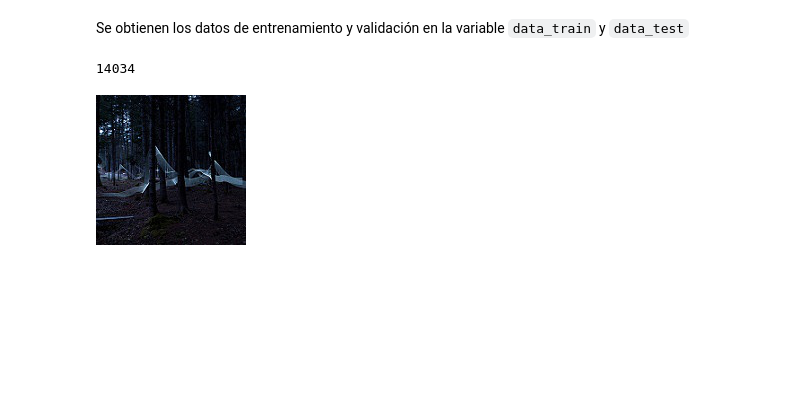
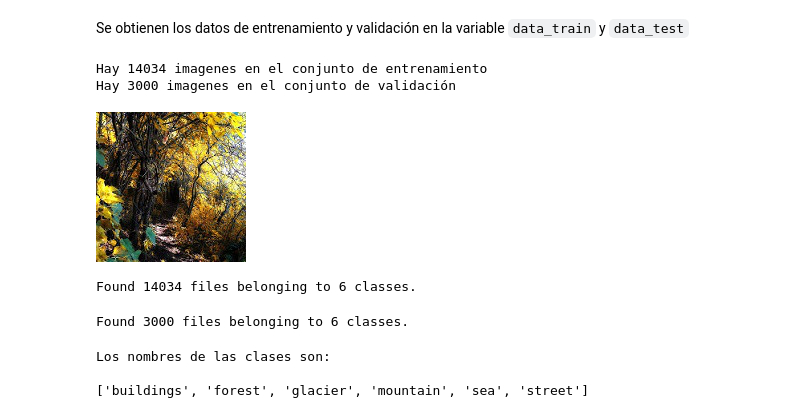
Before and after one commit to andresenrique08/ML_2020, a Jupyter notebook: Reto4/Reto4_v1.ipynb, the cells around one changed output. Saved outputs shown, nothing was run; the diff lists cells and outputs as text; code cells hidden in the pictures; blank space fills up the shorter version.

```diff
--- a/Reto4/Reto4_v1.ipynb
+++ b/Reto4/Reto4_v1.ipynb
@@ -37,13 +36,16 @@ data_train = '/content/drive/MyDrive/Machine Learning/seg_train'
 data_train = pathlib.Path(data_train)
 data_test = '/content/drive/MyDrive/Machine Learning/seg_test'
 data_test = pathlib.Path(data_test)
-# %%
-image_count = len(list(datA_train.glob('*/*.jpg')))
-print(image_count)
-# %% [output]
-14034
+# %%
+image_count_train = len(list(data_train.glob('*/*.jpg')))
+print('Hay {} imagenes en el conjunto de entrenamiento'.format(image_count_train))
+image_count_test = len(list(data_test.glob('*/*.jpg')))
+print('Hay {} imagenes en el conjunto de validación'.format(image_count_test))
+# %% [output]
+Hay 14034 imagenes en el conjunto de entrenamiento
+Hay 3000 imagenes en el conjunto de validación
 # %%
-roses = list(data_dir.glob('forest/*'))
-PIL.Image.open(str(roses[0]))
+forest_train = list(data_train.glob('forest/*'))
+PIL.Image.open(str(forest_train[1]))
 # %% [output]
-[figure, old version]
+[figure, new version]
@@ -49,0 +56,24 @@ PIL.Image.open(str(roses[0]))
+# %%
+train_main = tf.keras.preprocessing.image_dataset_from_directory(
+  data_train,
+  seed=123,
+  image_size=(img_height, img_width),
+  batch_size=batch_size)
+# %% [output]
+Found 14034 files belonging to 6 classes.
+# %%
+test_main = tf.keras.preprocessing.image_dataset_from_directory(
+  data_test,
+  seed=123,
+  image_size=(img_height, img_width),
+  batch_size=batch_size)
+# %% [output]
+Found 3000 files belonging to 6 classes.
+# %%
+class_names = train_main.class_names
+print('Los nombres de las clases son:\n')
+print(class_names)
+# %% [output]
+Los nombres de las clases son:
+
+['buildings', 'forest', 'glacier', 'mountain', 'sea', 'street']
```
Also changed, not shown: parts of 2 cells of this notebook.
